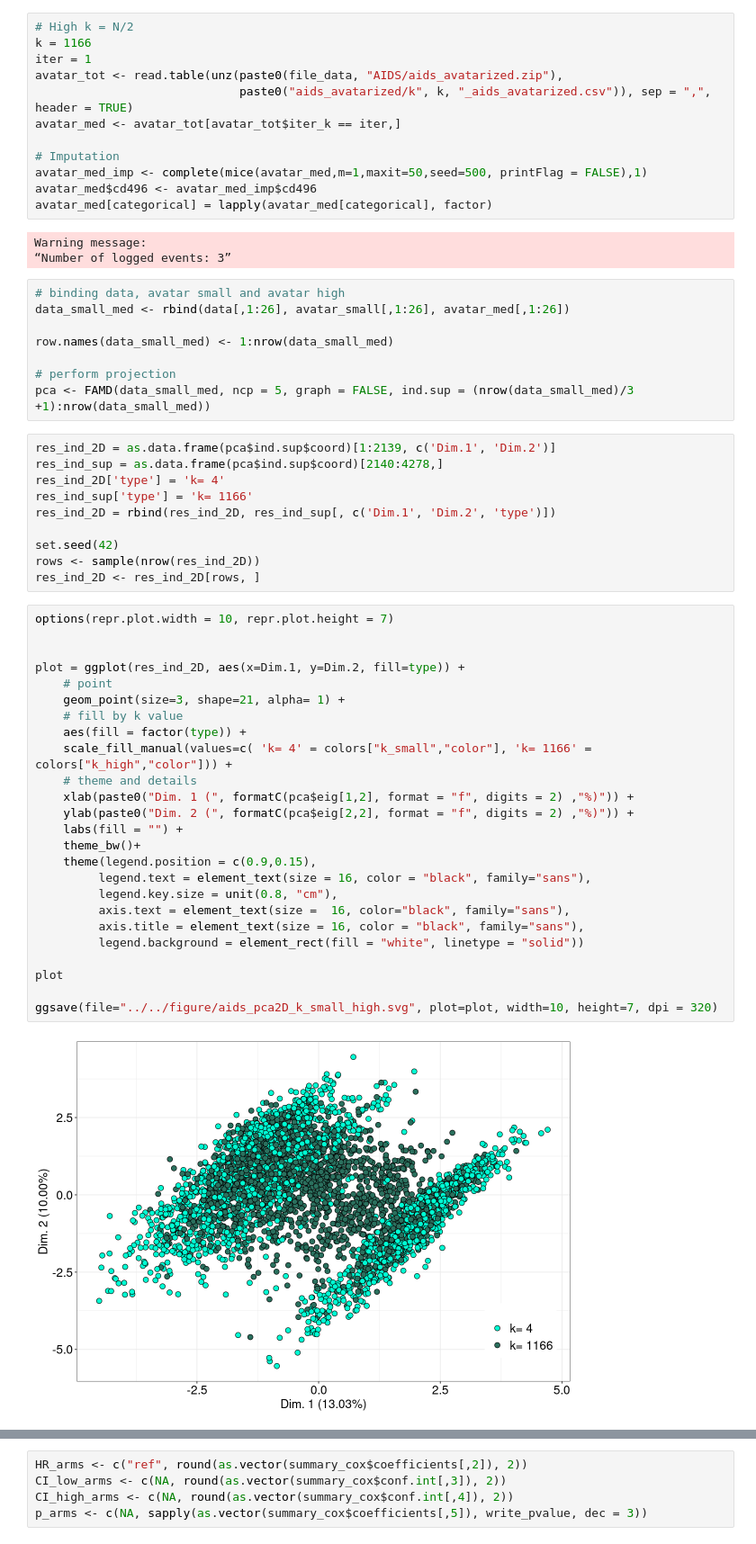
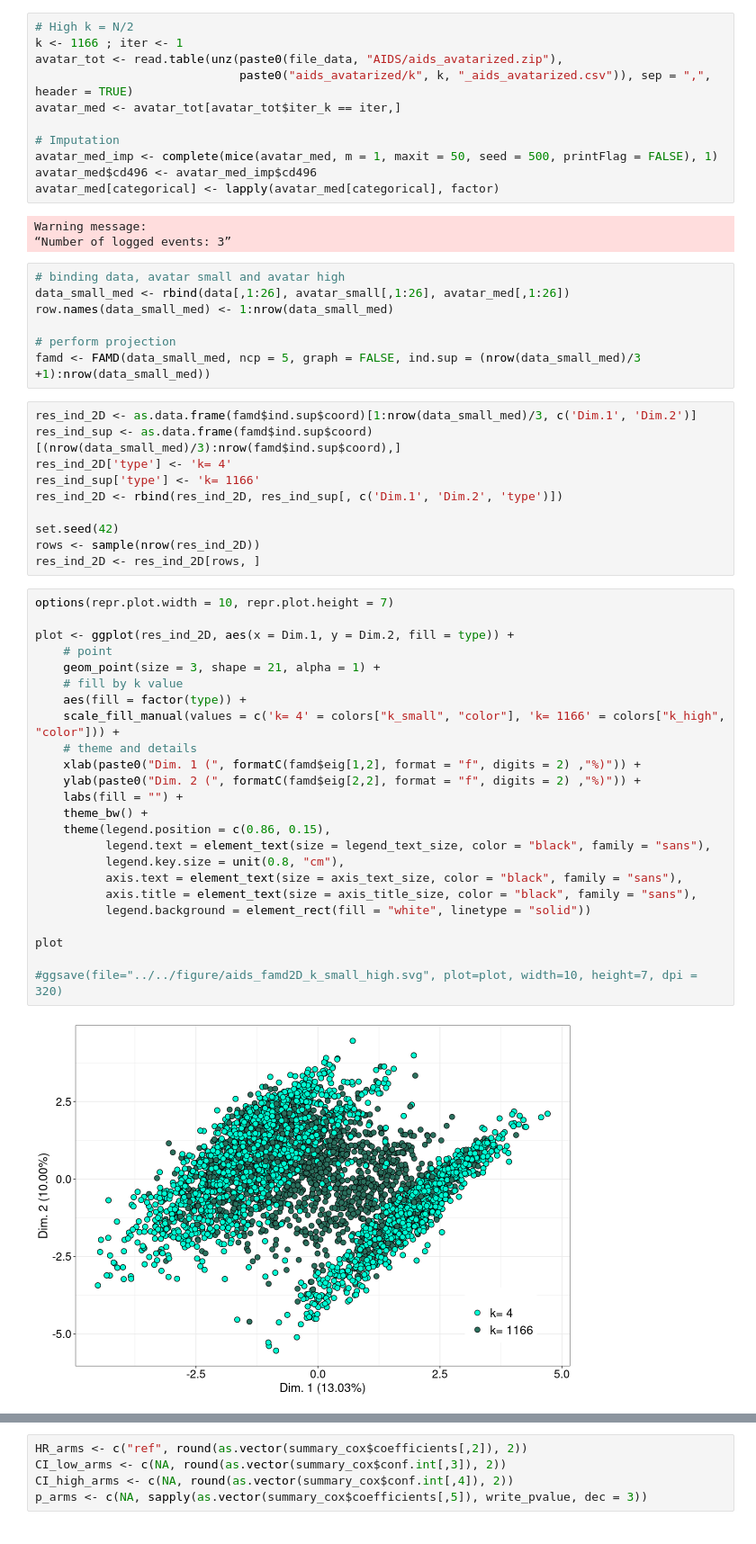
Before and after one commit to octopize/avatar-paper, a Jupyter notebook: notebooks/final_figure/messageC_AIDS.ipynb, the cells around one changed output, grey strips where cells are left out. Shown at 90% size. Drawn from its saved outputs; the diff is of its cells as text.

```diff
--- a/notebooks/final_figure/messageC_AIDS.ipynb
+++ b/notebooks/final_figure/messageC_AIDS.ipynb
@@ -129,33 +118,31 @@ Warning message:
 “Number of logged events: 3”
 # %%
 # High k = N/2
-k = 1166
-iter = 1
+k <- 1166 ; iter <- 1
 avatar_tot <- read.table(unz(paste0(file_data, "AIDS/aids_avatarized.zip"),
                              paste0("aids_avatarized/k", k, "_aids_avatarized.csv")), sep = ",", header = TRUE)
 avatar_med <- avatar_tot[avatar_tot$iter_k == iter,]
 
 # Imputation
-avatar_med_imp <- complete(mice(avatar_med,m=1,maxit=50,seed=500, printFlag = FALSE),1)
+avatar_med_imp <- complete(mice(avatar_med, m = 1, maxit = 50, seed = 500, printFlag = FALSE), 1)
 avatar_med$cd496 <- avatar_med_imp$cd496
-avatar_med[categorical] = lapply(avatar_med[categorical], factor)
+avatar_med[categorical] <- lapply(avatar_med[categorical], factor)
 # %% [output]
 Warning message:
 “Number of logged events: 3”
 # %%
 # binding data, avatar small and avatar high
 data_small_med <- rbind(data[,1:26], avatar_small[,1:26], avatar_med[,1:26])
-
 row.names(data_small_med) <- 1:nrow(data_small_med)
 
 # perform projection
-pca <- FAMD(data_small_med, ncp = 5, graph = FALSE, ind.sup = (nrow(data_small_med)/3 +1):nrow(data_small_med))
+famd <- FAMD(data_small_med, ncp = 5, graph = FALSE, ind.sup = (nrow(data_small_med)/3 +1):nrow(data_small_med))
 # %%
-res_ind_2D = as.data.frame(pca$ind.sup$coord)[1:2139, c('Dim.1', 'Dim.2')]
-res_ind_sup = as.data.frame(pca$ind.sup$coord)[2140:4278,]
-res_ind_2D['type'] = 'k= 4'
-res_ind_sup['type'] = 'k= 1166'
-res_ind_2D = rbind(res_ind_2D, res_ind_sup[, c('Dim.1', 'Dim.2', 'type')])
+res_ind_2D <- as.data.frame(famd$ind.sup$coord)[1:nrow(data_small_med)/3, c('Dim.1', 'Dim.2')]
+res_ind_sup <- as.data.frame(famd$ind.sup$coord)[(nrow(data_small_med)/3):nrow(famd$ind.sup$coord),]
+res_ind_2D['type'] <- 'k= 4'
+res_ind_sup['type'] <- 'k= 1166'
+res_ind_2D <- rbind(res_ind_2D, res_ind_sup[, c('Dim.1', 'Dim.2', 'type')])
 
 set.seed(42)
 rows <- sample(nrow(res_ind_2D))
@@ -163,28 +150,27 @@ res_ind_2D <- res_ind_2D[rows, ]
 # %%
 options(repr.plot.width = 10, repr.plot.height = 7)
 
-
-plot = ggplot(res_ind_2D, aes(x=Dim.1, y=Dim.2, fill=type)) +
+plot <- ggplot(res_ind_2D, aes(x = Dim.1, y = Dim.2, fill = type)) +
     # point
-    geom_point(size=3, shape=21, alpha= 1) +
+    geom_point(size = 3, shape = 21, alpha = 1) +
     # fill by k value
     aes(fill = factor(type)) +
-    scale_fill_manual(values=c( 'k= 4' = colors["k_small","color"], 'k= 1166' = colors["k_high","color"])) +
+    scale_fill_manual(values = c('k= 4' = colors["k_small", "color"], 'k= 1166' = colors["k_high", "color"])) +
     # theme and details
-    xlab(paste0("Dim. 1 (", formatC(pca$eig[1,2], format = "f", digits = 2) ,"%)")) +
-    ylab(paste0("Dim. 2 (", formatC(pca$eig[2,2], format = "f", digits = 2) ,"%)")) +
+    xlab(paste0("Dim. 1 (", formatC(famd$eig[1,2], format = "f", digits = 2) ,"%)")) +
+    ylab(paste0("Dim. 2 (", formatC(famd$eig[2,2], format = "f", digits = 2) ,"%)")) +
     labs(fill = "") +
-    theme_bw()+
-    theme(legend.position = c(0.9,0.15),
-         legend.text = element_text(size = 16, color = "black", family="sans"),
-         legend.key.size = unit(0.8, "cm"),
-         axis.text = element_text(size =  16, color="black", family="sans"),
-         axis.title = element_text(size = 16, color = "black", family="sans"),
-         legend.background = element_rect(fill = "white", linetype = "solid"))
+    theme_bw() +
+    theme(legend.position = c(0.86, 0.15),
+          legend.text = element_text(size = legend_text_size, color = "black", family = "sans"),
+          legend.key.size = unit(0.8, "cm"),
+          axis.text = element_text(size = axis_text_size, color = "black", family = "sans"),
+          axis.title = element_text(size = axis_title_size, color = "black", family = "sans"),
+          legend.background = element_rect(fill = "white", linetype = "solid"))
 
 plot
 
-ggsave(file="../../figure/aids_pca2D_k_small_high.svg", plot=plot, width=10, height=7, dpi = 320)
+#ggsave(file="../../figure/aids_famd2D_k_small_high.svg", plot=plot, width=10, height=7, dpi = 320)
 # %% [output]
-[figure, old version]
+[figure, new version]
 # %% [markdown]
```
Also changed, not shown: parts of 26 cells of this notebook.
